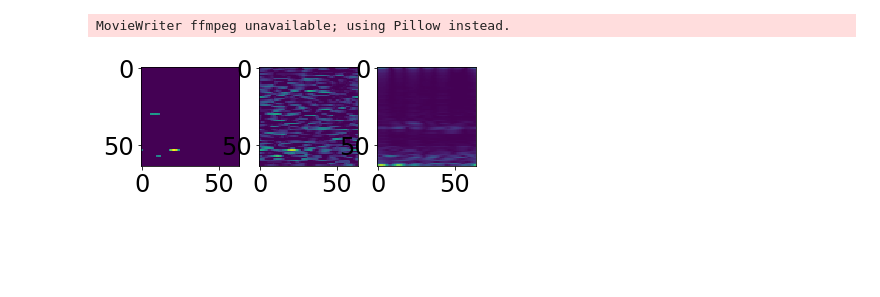
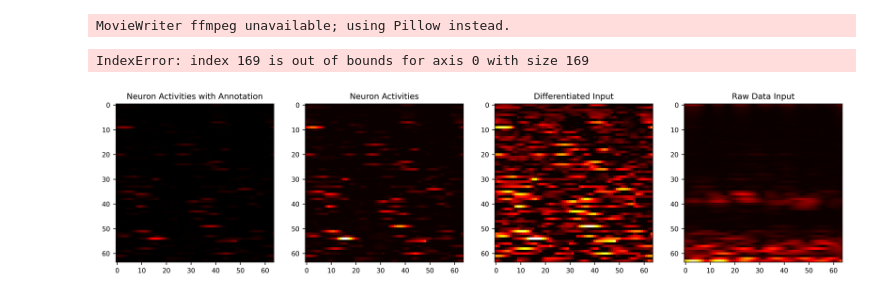
Before and after one commit to unstablecursor/sadnn, a Jupyter notebook: Animate_Layer.ipynb, the cells around one changed output. Cells and saved outputs as stored; diff of their text form; code cells hidden in the pictures; blank space fills up the shorter version.

Commit message:
add annotations and evaluation metrics

```diff
--- a/Animate_Layer.ipynb
+++ b/Animate_Layer.ipynb
@@ -10,9 +10,9 @@ import matplotlib.animation as animation
 from components.AttractorLayer import AttractorLayer
 from components.RadarLoader import RadarLoader
 
-seq_name = "2020-02-28-13-13-43"
+seq_name = "2020-02-28-13-15-36"
 %run carrada_utils/scripts/set_path.py 'components/carrada_datasets/'
 # %%
 data_loader = RadarLoader(seq_name)
-data = data_loader.get_range_angle_stream_data(clip_and_normalize=True, resize=(64,64))
+data, size_bf = data_loader.get_range_angle_stream_data(clip_and_normalize=True, resize=(64,64))
 data_diff_normalized = data_loader.get_range_angle_stream_data_differentiated(clip_and_normalize=True, resize=(64,64))
@@ -40,15 +81,15 @@ attr_layer = AttractorLayer(
         x_eye=X_EYE,
 )
 
-attr_layer.set_weights()
-attr_layer.save_network(file_path="components/network_weights/9_net.npy")
+#attr_layer.set_weights()
+#attr_layer.save_network(file_path="components/network_weights/9_net.npy")
 
-#attr_layer.load_network(file_path="components/network_weights/with_clip.npy")
+attr_layer.load_network(file_path="components/network_weights/9_net.npy")
 # %%
 neuron_act = []
 for data_entry in data_diff_normalized:
     neuron_act.append(
         attr_layer.forward_pass_visualization(
-            data_entry.flatten(), number_of_passes=1
-        )[0]
+            data_entry.flatten(), number_of_passes=5
+        )[4]
     )
@@ -77,36 +162,56 @@ for data_entry in data_diff_normalized:
 # %%
+dense_, sparse_, box_ = get_annotations(differentiated=True)
 
-fig, (ax1, ax2, ax3)= plt.subplots(1, 3)
+fig, (ax1, ax2, ax3, ax4)= plt.subplots(1, 4, figsize=(16,4), dpi=400)
 
-cell_act_map = ax1.imshow(np.array(neuron_act[0]), interpolation='none')
-input_diff_map = ax2.imshow(np.array(data_diff_normalized[0]),interpolation='none')
-input_map = ax3.imshow(np.array(data[0]), interpolation='none')
+annotated_neuron_act = np.zeros((len(neuron_act), 64,64,3))
+annotated_neuron_act[:,:,:,0] = neuron_act
+annotated_neuron_act[:,:,:,1] = dense_
+
+ax1.tick_params(axis='both',labelsize=8)
+ax1.set_title("Neuron Activities with Annotation",fontsize=10)
+ax2.tick_params(axis='both',labelsize=8)
+ax2.set_title("Neuron Activities",fontsize=10)
+ax3.tick_params(axis='both',labelsize=8)
+ax3.set_title("Differentiated Input",fontsize=10)
+ax4.tick_params(axis='both',labelsize=8)
+ax4.set_title("Raw Data Input",fontsize=10)
+
+cell_act_map_w_annot = ax1.imshow(annotated_neuron_act[0], cmap='hot', interpolation='none')
+cell_act_map = ax2.imshow(np.array(neuron_act[0]), cmap='hot', interpolation='none')
+input_diff_map = ax3.imshow(np.array(data_diff_normalized[0]), cmap='hot',interpolation='none')
+input_map = ax4.imshow(np.array(data[1]), cmap='hot', interpolation='none')
+
 
 def init():
+
+    cell_act_map_w_annot.set_data(annotated_neuron_act[0])
     cell_act_map.set_data(np.array(neuron_act[0]))
     input_diff_map.set_data(np.array(data_diff_normalized[0]))
-    input_map.set_data(np.array(data[0]))
-    return [cell_act_map, input_diff_map, input_map]
+    input_map.set_data(np.array(data[1]))
+    return [cell_act_map_w_annot, cell_act_map, input_diff_map, input_map]
 
 # animation function.  This is called sequentially
 def animate(i):
-    arr = neuron_act[i]/np.max(neuron_act[i])
-    arr[arr < 0.4] = 0
-    cell_act_map.set_data(np.array((arr)))
+    cell_act_map_w_annot.set_data(annotated_neuron_act[i])
+#     arr = neuron_act[i]/np.max(neuron_act[i])
+#     arr[arr < 0.4] = 0
+    cell_act_map.set_data(np.array((neuron_act[i])))
     input_diff_map.set_data(np.array(data_diff_normalized[i]))
-    input_map.set_data(np.array(data[i]))
-    return [cell_act_map, input_diff_map, input_map]
+    input_map.set_data(np.array(data[i+1]))
+    return [cell_act_map_w_annot, cell_act_map, input_diff_map, input_map]
 
 
 anim = animation.FuncAnimation(fig, animate, init_func=init,
                                frames=200, interval=1, blit=True)
 
-anim.save('animations/9_anim.gif', fps=10)
+anim.save('animations/sample_anim3.gif', fps=10)
 
 
 #fig.colorbar(cell_dists_map)
 
 #plt.show()
 # %% [output]
 MovieWriter ffmpeg unavailable; using Pillow instead.
+IndexError: index 169 is out of bounds for axis 0 with size 169
-[figure, old version]
+[figure, new version]
```
Also changed, not shown: parts of 4 cells of this notebook, 1 other file.
